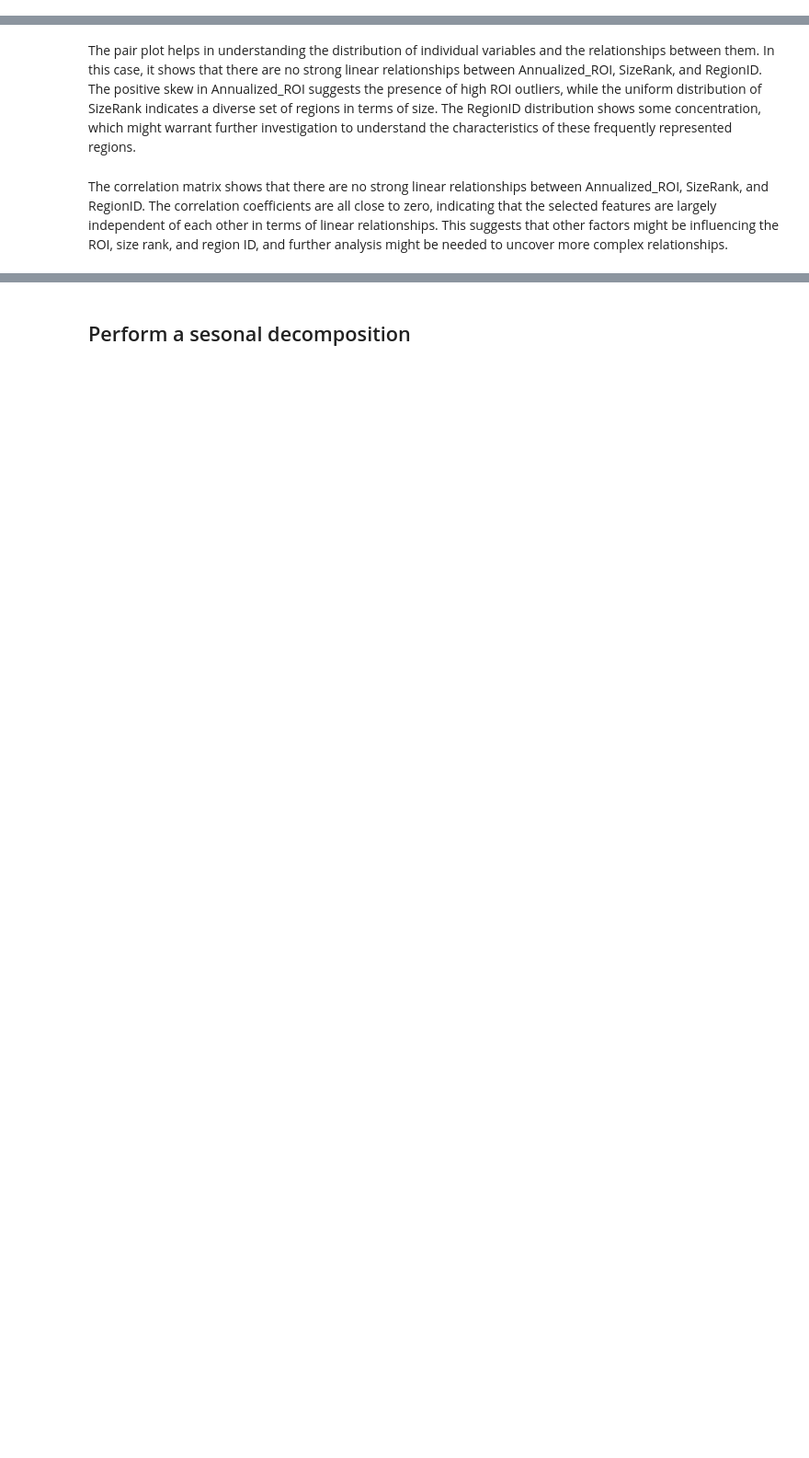
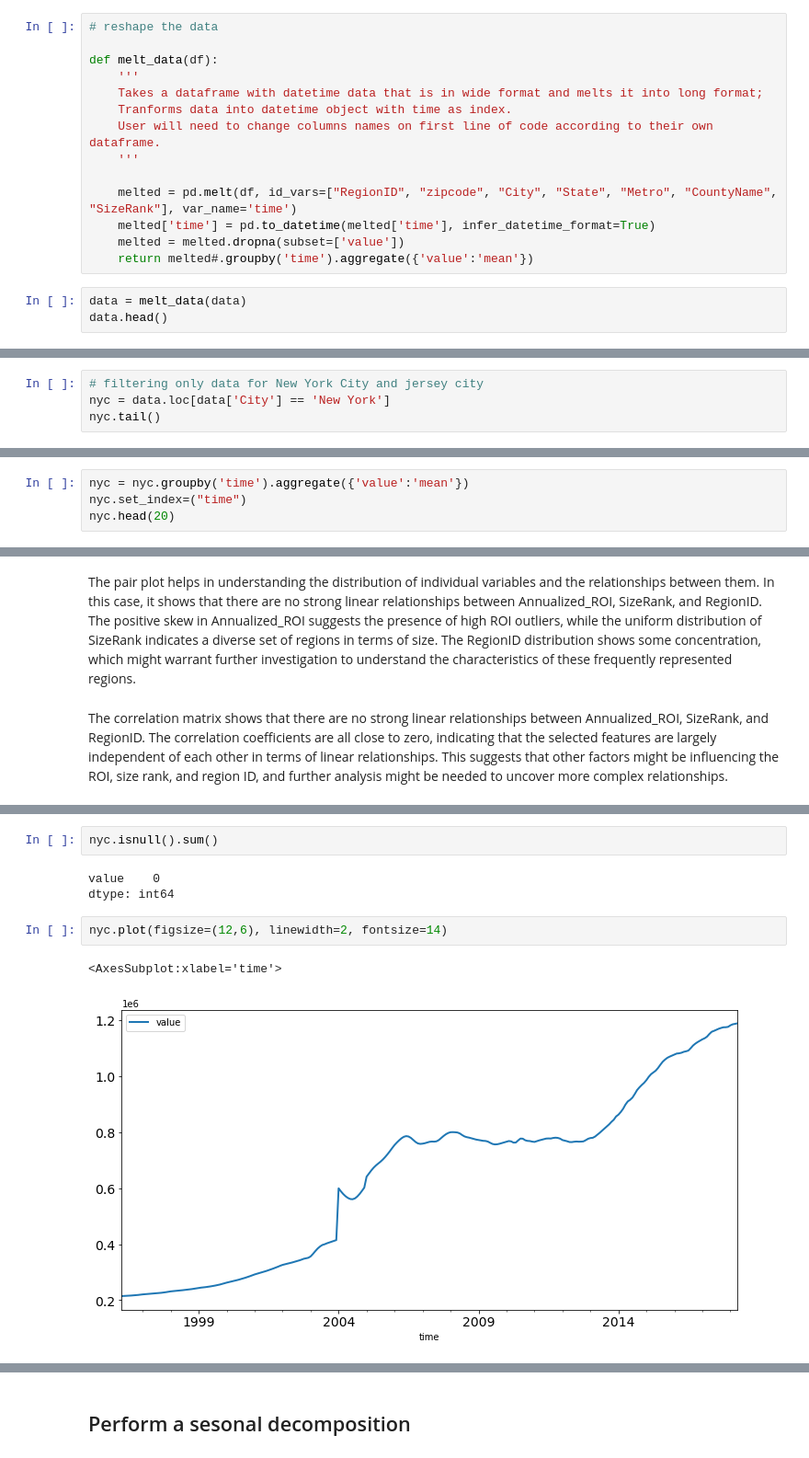
Before and after one commit to Sandrakiptumm/phase-4-group-3-project, a Jupyter notebook: index.ipynb, the cells around one changed output, grey strips where cells are left out. Shown: that part at 92% size. Saved outputs shown, nothing was run; the diff lists cells and outputs as text; blank space fills up the shorter version.

Commit message:
fixed data prep

```diff
--- a/index.ipynb
+++ b/index.ipynb
@@ -225,0 +333,17 @@ analyzer.visualize_outliers_after_cleaning()
+# %%
+# reshape the data
+
+def melt_data(df):
+    '''
+    Takes a dataframe with datetime data that is in wide format and melts it into long format;
+    Tranforms data into datetime object with time as index.
+    User will need to change columns names on first line of code according to their own dataframe.
+    '''
+
+    melted = pd.melt(df, id_vars=["RegionID", "zipcode", "City", "State", "Metro", "CountyName", "SizeRank"], var_name='time')
+    melted['time'] = pd.to_datetime(melted['time'], infer_datetime_format=True)
+    melted = melted.dropna(subset=['value'])
+    return melted#.groupby('time').aggregate({'value':'mean'})
+# %%
+data = melt_data(data)
+data.head()
@@ -225,0 +375,4 @@ analyzer.visualize_outliers_after_cleaning()
+# %%
+# filtering only data for New York City and jersey city
+nyc = data.loc[data['City'] == 'New York']
+nyc.tail()
@@ -225,0 +386,4 @@ analyzer.visualize_outliers_after_cleaning()
+# %%
+nyc = nyc.groupby('time').aggregate({'value':'mean'})
+nyc.set_index=("time")
+nyc.head(20)
@@ -929,0 +595,10 @@ plt.show()
+# %%
+nyc.isnull().sum()
+# %% [output]
+value    0
+dtype: int64
+# %%
+nyc.plot(figsize=(12,6), linewidth=2, fontsize=14)
+# %% [output]
+<AxesSubplot:xlabel='time'>
+[figure, added]
```
Also changed, not shown: parts of 66 cells of this notebook.
